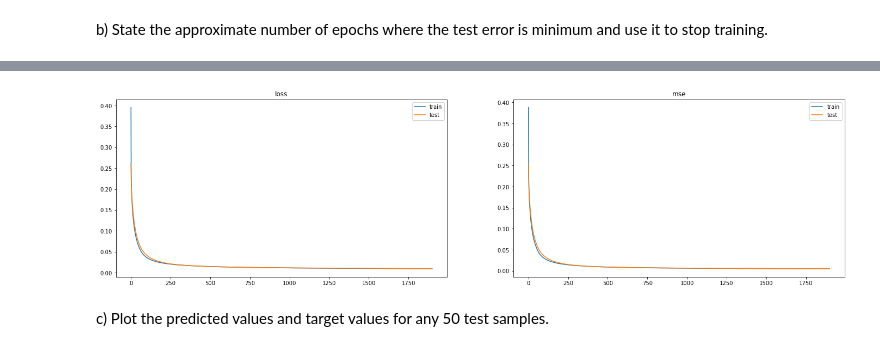
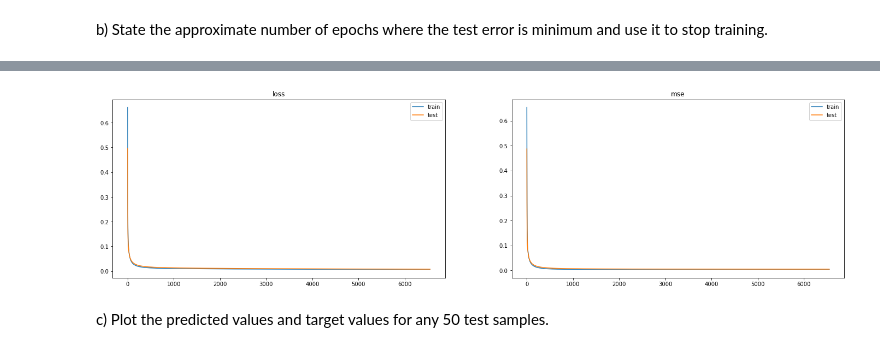
Before and after one commit to NgoJunHaoJason/CZ4042, a Jupyter notebook: assignment_1/b_regression.ipynb, the cells around one changed output, grey strips where cells are left out. Drawn from its saved outputs; the diff is of its cells as text; code cells hidden in the pictures.

```diff
--- a/assignment_1/b_regression.ipynb
+++ b/assignment_1/b_regression.ipynb
@@ -210,0 +217,5 @@ _________________________________________________________________
+# %%
+# training params
+learning_rate = 10**-3
+batch_size = 8
+num_epochs_per_step = 50  # 1 epoch per step is too unstable, so take average over multiple epochs
@@ -272,24 +339,4 @@ number of epochs to reach minimum test error: 1900
-# %%
-def plot_loss_accuracy_curves(total_num_epochs: int, history: dict, image_path: str = None):
-    '''
-    Plots loss curve and MSE curve side-by-side.
-
-    :params:
-    - total_num_epochs (int): total number of epochs for model to get minimal test error
-    - history (dict): history of loss and MSE values at each epoch - keys: 'loss', 'val_loss', 'mse', 'val_mse'
-    - image_path (str): save figure as image to this file path (default: None / no save)
-    '''
-    _, (loss_axis, accuracy_axis) = plt.subplots(nrows=1, ncols=2, figsize=(24, 6))
-
-    loss_axis.set_title('loss')
-    loss_axis.plot(range(total_num_epochs), history['loss'], label='train')
-    loss_axis.plot(range(total_num_epochs), history['val_loss'], label='test')
-    loss_axis.legend()
-
-    accuracy_axis.set_title('mse')
-    accuracy_axis.plot(range(total_num_epochs), history['mse'], label='train')
-    accuracy_axis.plot(range(total_num_epochs), history['val_mse'], label='test')
-    accuracy_axis.legend()
-
-    if image_path is not None:
-        plt.savefig(image_path)
+# %%
+# get model
+model = get_neural_network(num_features)
+model.summary()
@@ -295,0 +356,3 @@ def plot_loss_accuracy_curves(total_num_epochs: int, history: dict, image_path:
+# %%
+# train model
+model, history, results = train(model, train_features, train_labels, test_features, test_labels)
@@ -296,8 +367,10 @@ def plot_loss_accuracy_curves(total_num_epochs: int, history: dict, image_path:
 # %%
-plot_loss_accuracy_curves(num_epochs_counter, history, 'output/b_1a.png')
+plot_loss_accuracy_curves(results['num_epochs'], history, 'output/b_1a.png')
+
+del results
 del history
 # %% [output]
-[figure, old version]
+[figure, new version]
 # %% [markdown]
 c) Plot the predicted values and target values for any 50 test samples.
 # %%
```
Also changed, not shown: parts of 51 cells of this notebook.
